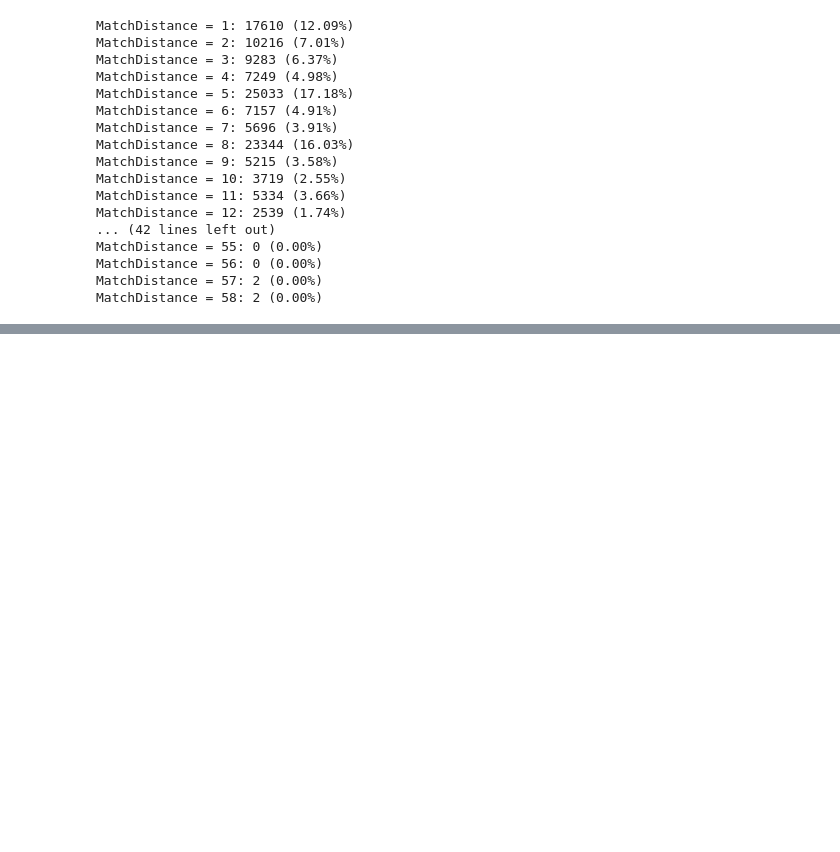
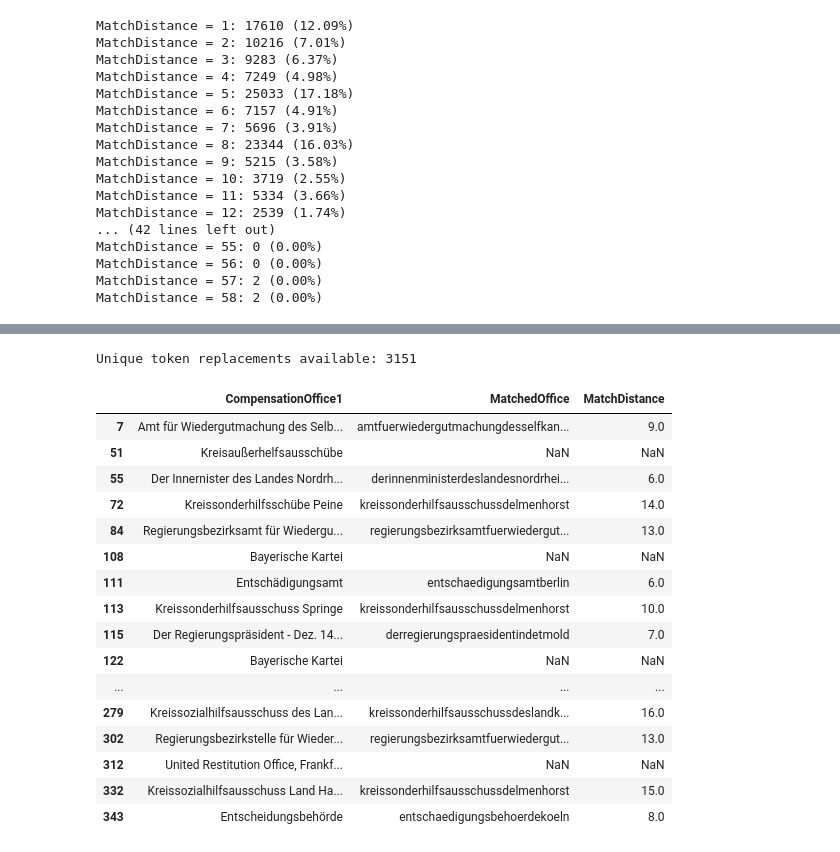
Before and after one commit to BennetHan/compensation-office-analysis, a Jupyter notebook: compensation-office-analysis.ipynb, the cells around one changed output, grey strips where cells are left out. Cells and saved outputs as stored; diff of their text form; code cells hidden in the pictures; blank space fills up the shorter version.

Commit message:
added a list with no sufficient information + token based replacement

```diff
--- a/compensation-office-analysis.ipynb
+++ b/compensation-office-analysis.ipynb
@@ -270,0 +310,8 @@ Bundesamt für die Verwaltung der Bundesversicherungsanstalten: 1
+# %%
+#filtering out impossible matches and further additions to gt
+for office in list_no_sufficient_information + list_further_corrections:
+    if office in df_unmatched_filtered['CompensationOffice1'].values:
+        df_unmatched_filtered = df_unmatched_filtered[df_unmatched_filtered['CompensationOffice1'] != office]
+
+print(len(df_unmatched_filtered))
+print(len(df_unmatched_filtered['CompensationOffice1'].unique()))
@@ -303,0 +470,53 @@ df_nomatches.sort_values('MatchDistance', ascending=True).to_excel('compensation
+# %%
+tokens_to_replace = []
+tokens_to_replace.extend(json_to_csv_closest_map[1])
+tokens_to_replace.extend(json_to_csv_closest_map[2])
+tokens_to_replace.extend(json_to_csv_closest_map[3])
+tokens_to_replace.remove(('main', 'mainz'))
+tokens_to_replace.remove(('essen', 'hessen'))
+# %%
+unique_distance1_token_map = {
+    json_token: csv_candidates
+    for json_token, csv_candidates in tokens_to_replace
+}
+
+def replace_unique_distance1_tokens(text):
+    text = "" if pd.isna(text) else str(text)
+    return re.sub(
+        r"\b\w+\b",
+        lambda match: unique_distance1_token_map.get(match.group(0).lower(), match.group(0)),
+        text,
+        flags=re.UNICODE
+    )
+
+df_unmatched_filtered['CompensationOffice_token_swap'] = df_unmatched_filtered['CompensationOffice1'].apply(normalize).apply(replace_unique_distance1_tokens)
+
+print(f"Unique token replacements available: {len(unique_distance1_token_map)}")
+
+results = df_unmatched_filtered['CompensationOffice_token_swap'].apply(get_min_distance_dynamic_normalized)
+df_matches_token_swap = pd.DataFrame({
+    'CompensationOffice1': df_unmatched_filtered['CompensationOffice1'],
+    'MatchedOffice': results.apply(lambda x: x[1]),
+    'MatchDistance': results.apply(lambda x: x[0])
+})
+
+df_matches_token_swap.head(20)
+# %% [output]
+Unique token replacements available: 3151
+|  | CompensationOffice1 | MatchedOffice | MatchDistance |
+| 7 | Amt für Wiedergutmachung des Selb... | amtfuerwiedergutmachungdesselfkan... | 9.0 |
+| 51 | Kreisaußerhelfsausschübe | NaN | NaN |
+| 55 | Der Innernister des Landes Nordrh... | derinnenministerdeslandesnordrhei... | 6.0 |
+| 72 | Kreissonderhilfsschübe Peine | kreissonderhilfsausschussdelmenhorst | 14.0 |
+| 84 | Regierungsbezirksamt für Wiedergu... | regierungsbezirksamtfuerwiedergut... | 13.0 |
+| 108 | Bayerische Kartei | NaN | NaN |
+| 111 | Entschädigungsamt | entschaedigungsamtberlin | 6.0 |
+| 113 | Kreissonderhilfsausschuss Springe | kreissonderhilfsausschussdelmenhorst | 10.0 |
+| 115 | Der Regierungspräsident - Dez. 14... | derregierungspraesidentindetmold | 7.0 |
+| 122 | Bayerische Kartei | NaN | NaN |
+| ... | ... | ... | ... |
+| 279 | Kreissozialhilfsausschuss des Lan... | kreissonderhilfsausschussdeslandk... | 16.0 |
+| 302 | Regierungsbezirkstelle für Wieder... | regierungsbezirksamtfuerwiedergut... | 13.0 |
+| 312 | United Restitution Office, Frankf... | NaN | NaN |
+| 332 | Kreissozialhilfsausschuss Land Ha... | kreissonderhilfsausschussdelmenhorst | 15.0 |
+| 343 | Entscheidungsbehörde | entschaedigungsbehoerdekoeln | 8.0 |
```
Also changed, not shown: parts of 15 cells of this notebook, 1 other file.
